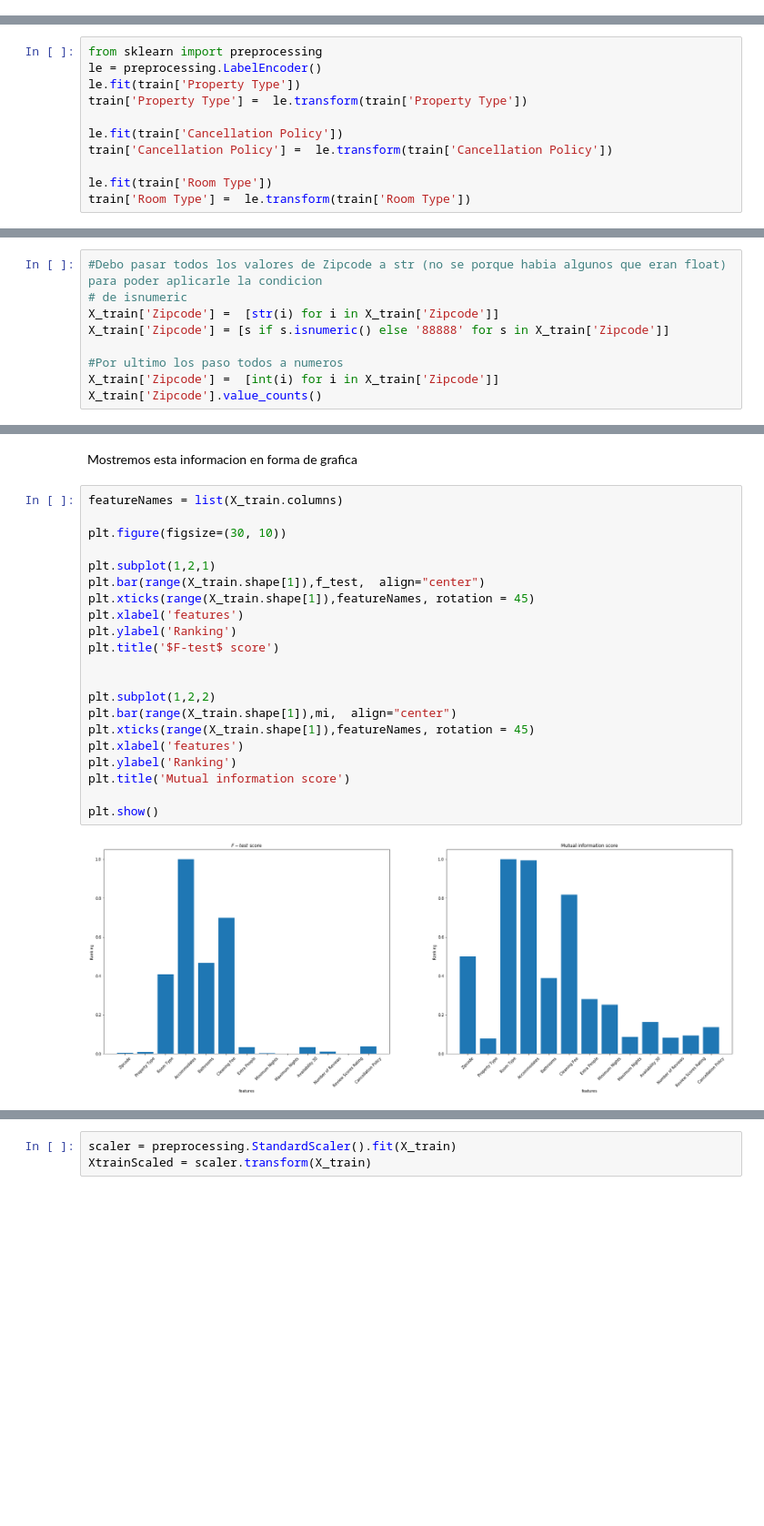
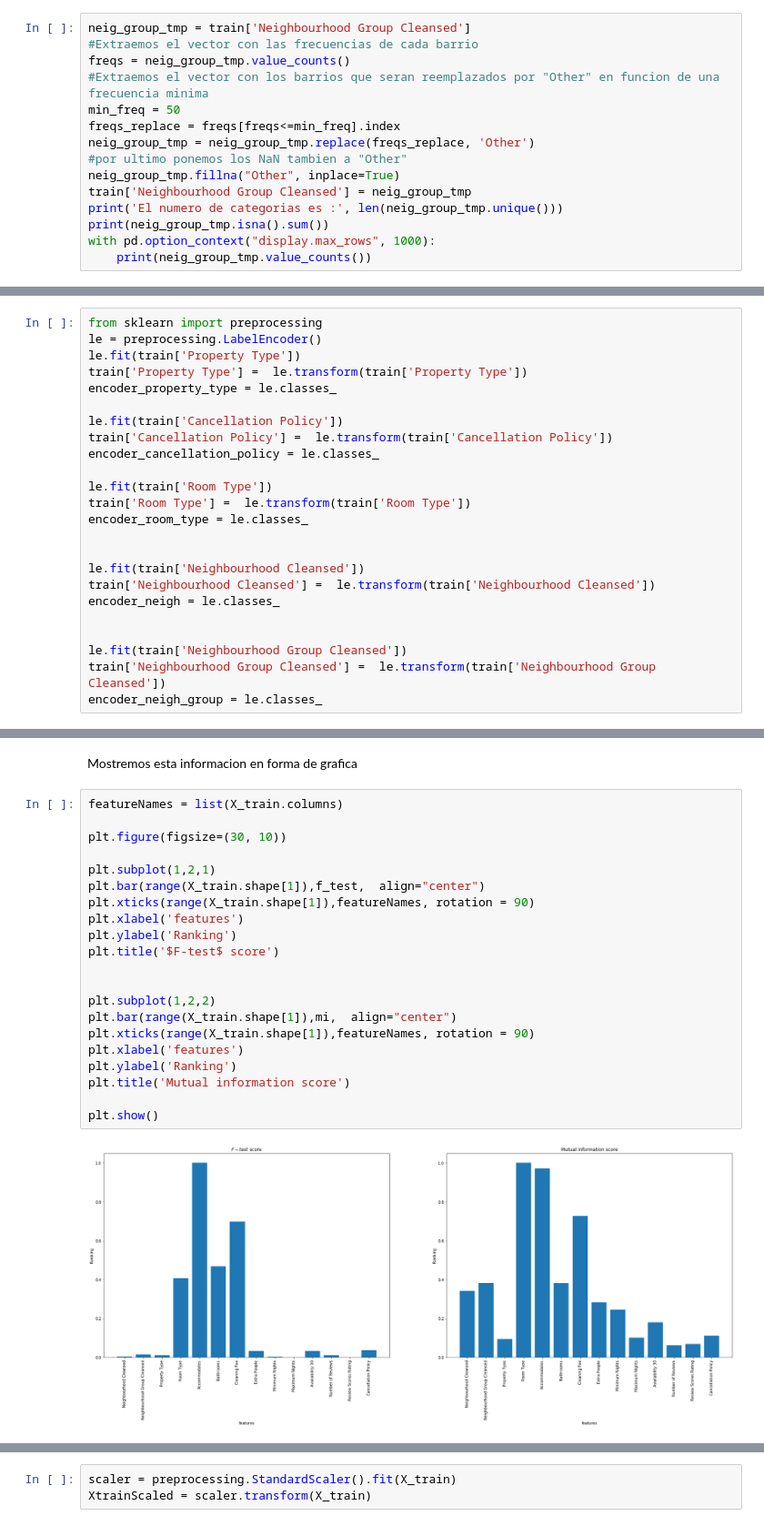
Before and after one commit to dalvaro74/Practica_Machine_Learning, a Jupyter notebook: Practica_Daniel_Alvaro.ipynb, the cells around one changed output, grey strips where cells are left out. Shown at 91% size. Cells and saved outputs as stored; diff of their text form; blank space fills up the shorter version.

```diff
--- a/Practica_Daniel_Alvaro.ipynb
+++ b/Practica_Daniel_Alvaro.ipynb
@@ -110,0 +211,15 @@ Dimensiones del dataset de test: (2956, 28)
+# %%
+neig_group_tmp = train['Neighbourhood Group Cleansed']
+#Extraemos el vector con las frecuencias de cada barrio
+freqs = neig_group_tmp.value_counts()
+#Extraemos el vector con los barrios que seran reemplazados por "Other" en funcion de una frecuencia minima
+min_freq = 50
+freqs_replace = freqs[freqs<=min_freq].index
+neig_group_tmp = neig_group_tmp.replace(freqs_replace, 'Other')
+#por ultimo ponemos los NaN tambien a "Other"
+neig_group_tmp.fillna("Other", inplace=True)
+train['Neighbourhood Group Cleansed'] = neig_group_tmp
+print('El numero de categorias es :', len(neig_group_tmp.unique()))
+print(neig_group_tmp.isna().sum())
+with pd.option_context("display.max_rows", 1000):
+    print(neig_group_tmp.value_counts())
@@ -167,9 +301,22 @@ from sklearn import preprocessing
 le = preprocessing.LabelEncoder()
 le.fit(train['Property Type'])
 train['Property Type'] =  le.transform(train['Property Type'])
+encoder_property_type = le.classes_
 
 le.fit(train['Cancellation Policy'])
 train['Cancellation Policy'] =  le.transform(train['Cancellation Policy'])
+encoder_cancellation_policy = le.classes_
 
 le.fit(train['Room Type'])
 train['Room Type'] =  le.transform(train['Room Type'])
+encoder_room_type = le.classes_
+
+
+le.fit(train['Neighbourhood Cleansed'])
+train['Neighbourhood Cleansed'] =  le.transform(train['Neighbourhood Cleansed'])
+encoder_neigh = le.classes_
+
+
+le.fit(train['Neighbourhood Group Cleansed'])
+train['Neighbourhood Group Cleansed'] =  le.transform(train['Neighbourhood Group Cleansed'])
+encoder_neigh_group = le.classes_
@@ -296,9 +440,0 @@ Para poder trabajar con Zipcode y poder aplicarle metodos de filtrado vamos a as
-# %%
-#Debo pasar todos los valores de Zipcode a str (no se porque habia algunos que eran float) para poder aplicarle la condicion
-# de isnumeric
-X_train['Zipcode'] =  [str(i) for i in X_train['Zipcode']]
-X_train['Zipcode'] = [s if s.isnumeric() else '88888' for s in X_train['Zipcode']]
-
-#Por ultimo los paso todos a numeros
-X_train['Zipcode'] =  [int(i) for i in X_train['Zipcode']]
-X_train['Zipcode'].value_counts()
@@ -390,25 +529,25 @@ Mostremos esta informacion en forma de grafica
 # %%
 featureNames = list(X_train.columns)
 
 plt.figure(figsize=(30, 10))
 
 plt.subplot(1,2,1)
 plt.bar(range(X_train.shape[1]),f_test,  align="center")
-plt.xticks(range(X_train.shape[1]),featureNames, rotation = 45)
+plt.xticks(range(X_train.shape[1]),featureNames, rotation = 90)
 plt.xlabel('features')
 plt.ylabel('Ranking')
 plt.title('$F-test$ score')
 
 
 plt.subplot(1,2,2)
 plt.bar(range(X_train.shape[1]),mi,  align="center")
-plt.xticks(range(X_train.shape[1]),featureNames, rotation = 45)
+plt.xticks(range(X_train.shape[1]),featureNames, rotation = 90)
 plt.xlabel('features')
 plt.ylabel('Ranking')
 plt.title('Mutual information score')
 
 plt.show()
 # %% [output]
-[figure, old version]
+[figure, new version]
 # %% [markdown]
 A la vista de las graficas y de los valores de f_test y mi las variables que mas estan impactando en la variable objetivo son:
```
Also changed, not shown: parts of 36 cells of this notebook.
